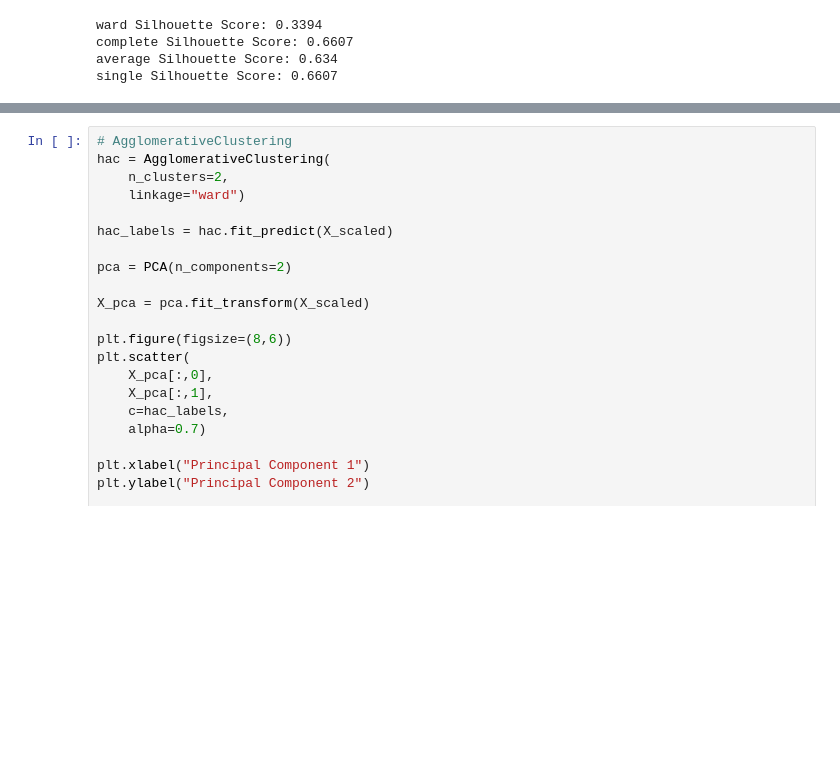
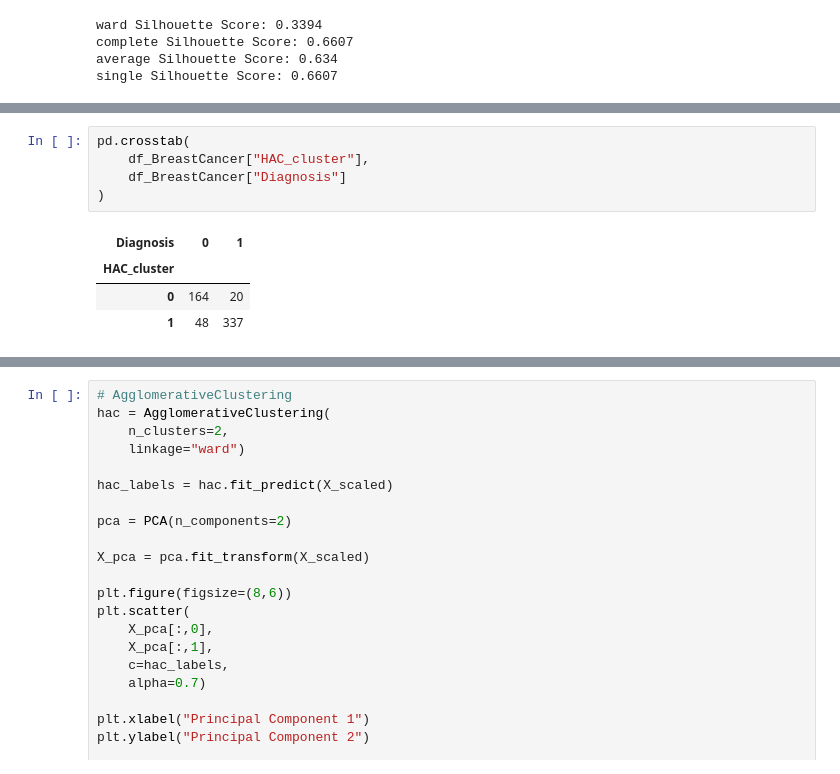
Before and after one commit to Jbaner/OMDSModC_Capstone_Project, a Jupyter notebook: OMDS_ModC_Week11_Banerjee_Jayeeta.ipynb, the cells around one changed output, grey strips where cells are left out. Drawn from its saved outputs; the diff is of its cells as text; blank space fills up the shorter version.

```diff
--- a/OMDS_ModC_Week11_Banerjee_Jayeeta.ipynb
+++ b/OMDS_ModC_Week11_Banerjee_Jayeeta.ipynb
@@ -195,0 +251,10 @@ single Silhouette Score: 0.6607
+# %%
+pd.crosstab(
+    df_BreastCancer["HAC_cluster"],
+    df_BreastCancer["Diagnosis"]
+)
+# %% [output]
+| Diagnosis | 0 | 1 |
+| HAC_cluster |  |  |
+| 0 | 164 | 20 |
+| 1 | 48 | 337 |
```
Also changed, not shown: parts of 9 cells of this notebook.
